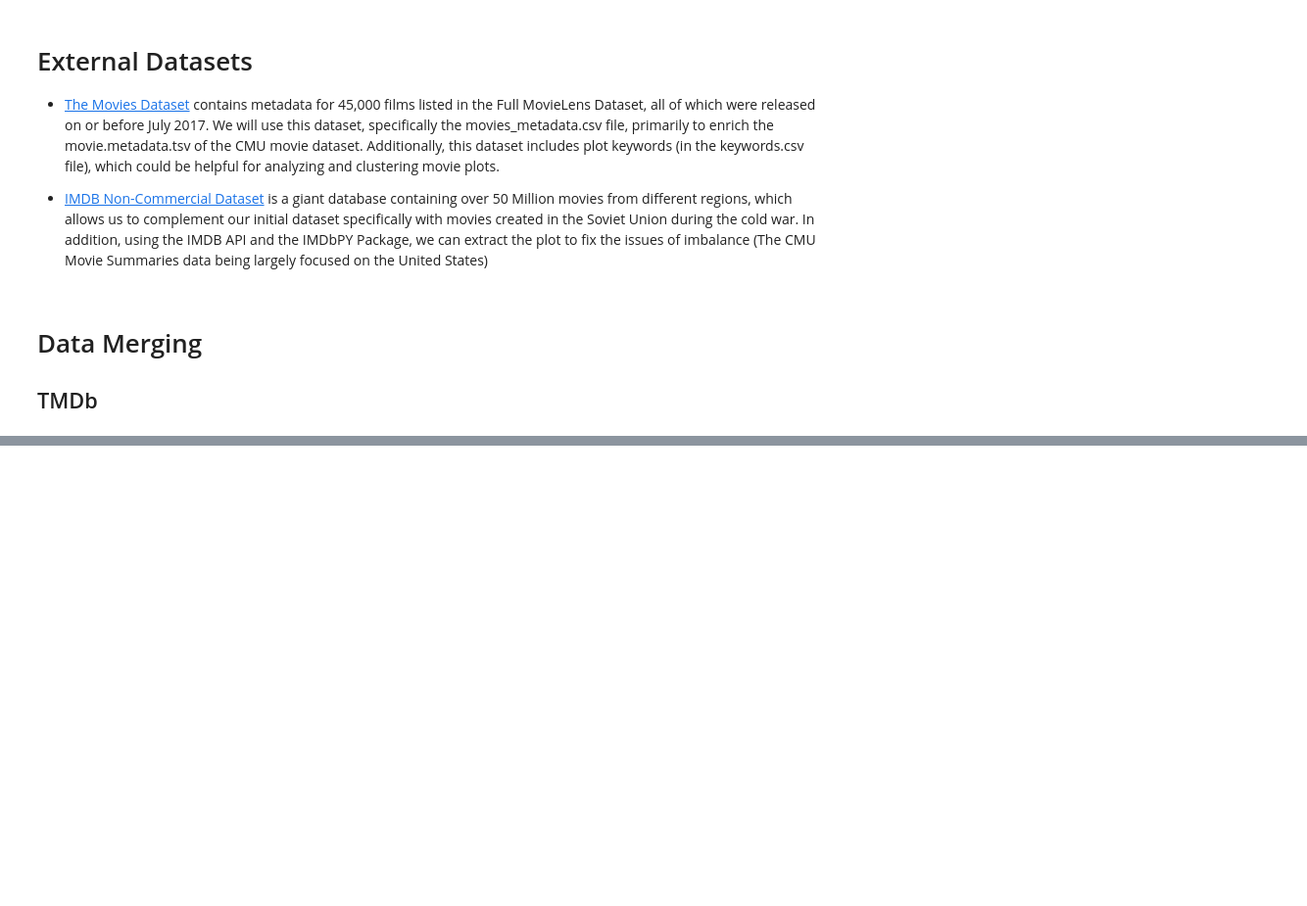
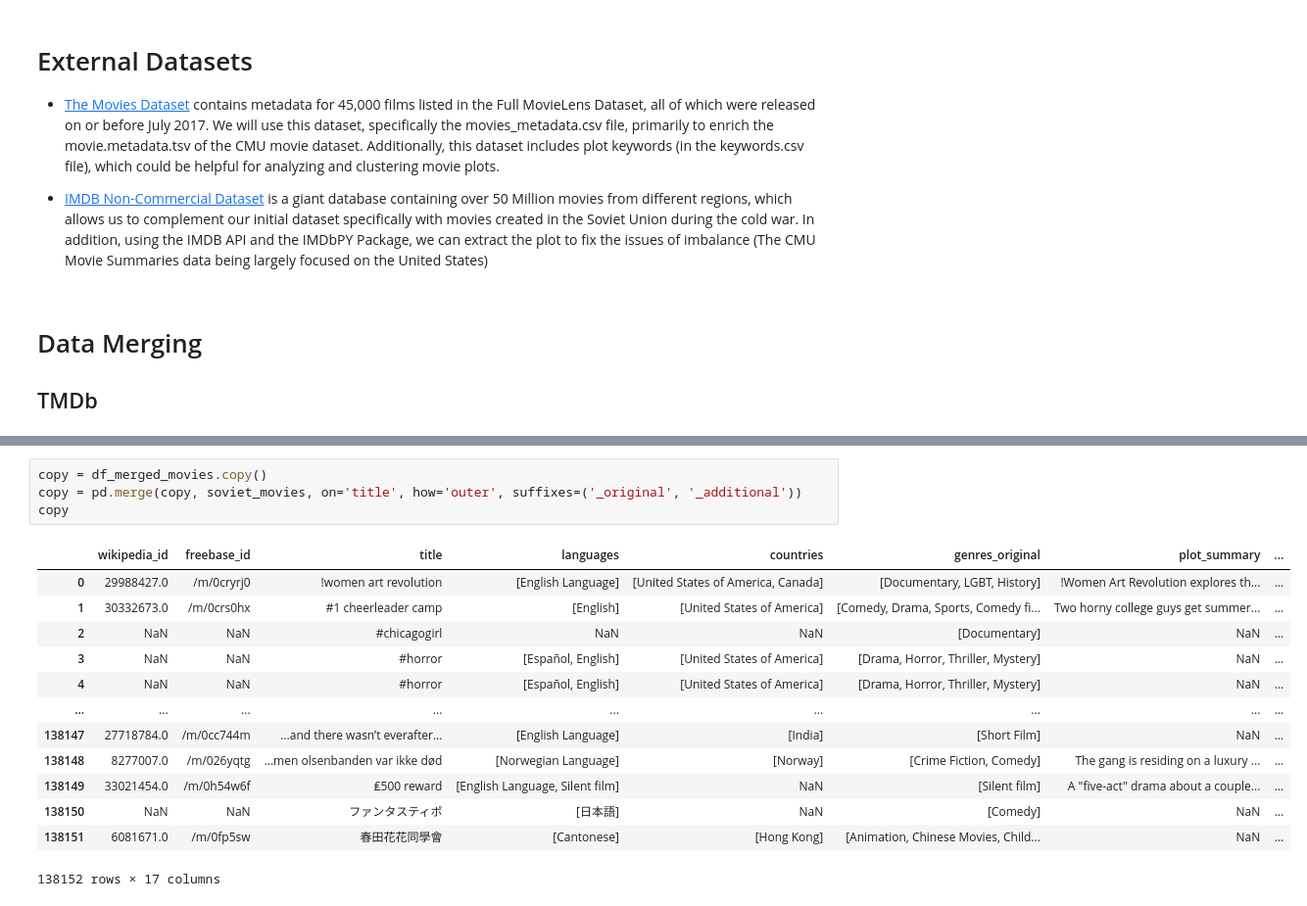
Before and after one commit to epfl-ada/ada-2024-project-datamigos, a Jupyter notebook: milestone_2.ipynb, the cells around one changed output, grey strips where cells are left out. Shown: that part at 98% size. Drawn from its saved outputs; the diff is of its cells as text; blank space fills up the shorter version.

```diff
--- a/milestone_2.ipynb
+++ b/milestone_2.ipynb
@@ -529,0 +664,18 @@ df_merged_movies.to_csv(DATA_FOLDER+'/preprocessed/merged_movies.csv', index=Fal
+# %%
+copy = df_merged_movies.copy()
+copy = pd.merge(copy, soviet_movies, on='title', how='outer', suffixes=('_original', '_additional'))
+copy
+# %% [output]
+|  | wikipedia_id | freebase_id | title | languages | countries | genres_original | plot_summary | ... |
+| 0 | 29988427.0 | /m/0cryrj0 | !women art revolution | [English Language] | [United States of America, Canada] | [Documentary, LGBT, History] | !Women Art Revolution explores th... | ... |
+| 1 | 30332673.0 | /m/0crs0hx | #1 cheerleader camp | [English] | [United States of America] | [Comedy, Drama, Sports, Comedy fi... | Two horny college guys get summer... | ... |
+| 2 | NaN | NaN | #chicagogirl | NaN | NaN | [Documentary] | NaN | ... |
+| 3 | NaN | NaN | #horror | [Español, English] | [United States of America] | [Drama, Horror, Thriller, Mystery] | NaN | ... |
+| 4 | NaN | NaN | #horror | [Español, English] | [United States of America] | [Drama, Horror, Thriller, Mystery] | NaN | ... |
+| ... | ... | ... | ... | ... | ... | ... | ... | ... |
+| 138147 | 27718784.0 | /m/0cc744m | …and there wasn’t everafter… | [English Language] | [India] | [Short Film] | NaN | ... |
+| 138148 | 8277007.0 | /m/026yqtg | …men olsenbanden var ikke død | [Norwegian Language] | [Norway] | [Crime Fiction, Comedy] | The gang is residing on a luxury ... | ... |
+| 138149 | 33021454.0 | /m/0h54w6f | ₤500 reward | [English Language, Silent film] | NaN | [Silent film] | A "five-act" drama about a couple... | ... |
+| 138150 | NaN | NaN | ファンタスティポ | [日本語] | NaN | [Comedy] | NaN | ... |
+| 138151 | 6081671.0 | /m/0fp5sw | 春田花花同學會 | [Cantonese] | [Hong Kong] | [Animation, Chinese Movies, Child... | NaN | ... |
+138152 rows × 17 columns
```
Also changed, not shown: parts of 15 cells of this notebook, 1 other file.
